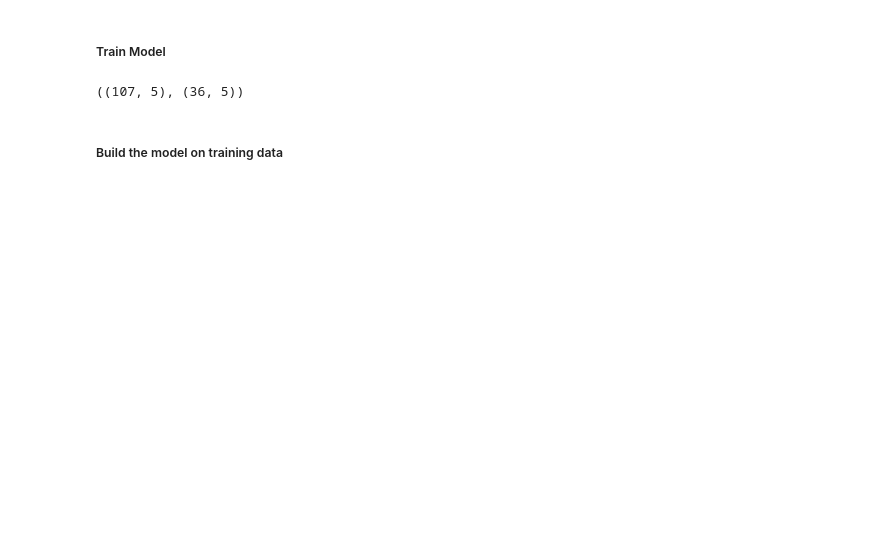
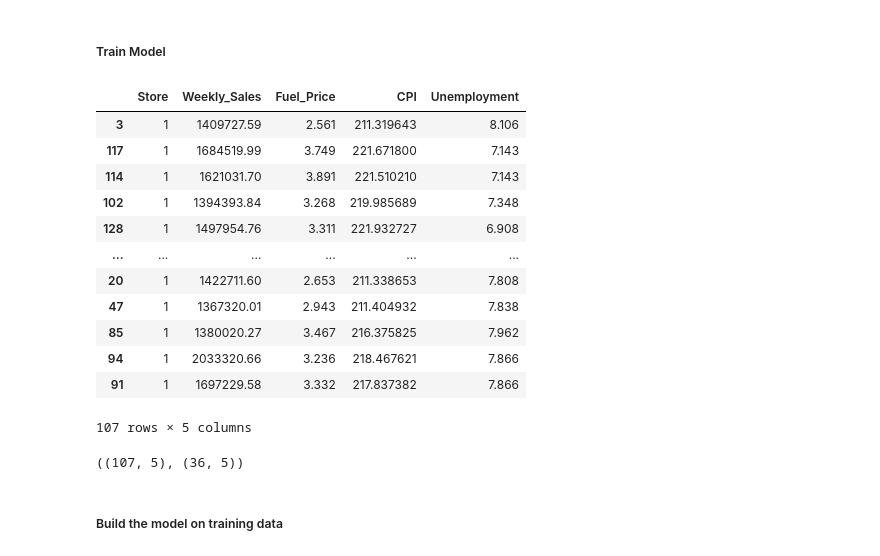
Before and after one commit to swarup4/Retail-Analysis-with-Walmart-Data, a Jupyter notebook: Walmart.ipynb, the cells around one changed output. Saved outputs shown, nothing was run; the diff lists cells and outputs as text; code cells hidden in the pictures; blank space fills up the shorter version.

```diff
--- a/Walmart.ipynb
+++ b/Walmart.ipynb
@@ -158,6 +190,23 @@ from sklearn import metrics
 from sklearn.model_selection import train_test_split
 # %%
 train_X, test_X, train_y, test_y = train_test_split(X, store1['Weekly_Sales'])
+# %%
+# train_test_split(X, store1['Weekly_Sales'])
+train_X
+# %% [output]
+|  | Store | Weekly_Sales | Fuel_Price | CPI | Unemployment |
+| 3 | 1 | 1409727.59 | 2.561 | 211.319643 | 8.106 |
+| 117 | 1 | 1684519.99 | 3.749 | 221.671800 | 7.143 |
+| 114 | 1 | 1621031.70 | 3.891 | 221.510210 | 7.143 |
+| 102 | 1 | 1394393.84 | 3.268 | 219.985689 | 7.348 |
+| 128 | 1 | 1497954.76 | 3.311 | 221.932727 | 6.908 |
+| ... | ... | ... | ... | ... | ... |
+| 20 | 1 | 1422711.60 | 2.653 | 211.338653 | 7.808 |
+| 47 | 1 | 1367320.01 | 2.943 | 211.404932 | 7.838 |
+| 85 | 1 | 1380020.27 | 3.467 | 216.375825 | 7.962 |
+| 94 | 1 | 2033320.66 | 3.236 | 218.467621 | 7.866 |
+| 91 | 1 | 1697229.58 | 3.332 | 217.837382 | 7.866 |
+107 rows × 5 columns
 # %%
 train_X.shape, test_X.shape
 # %% [output]
```
Also changed, not shown: parts of 15 cells of this notebook.
